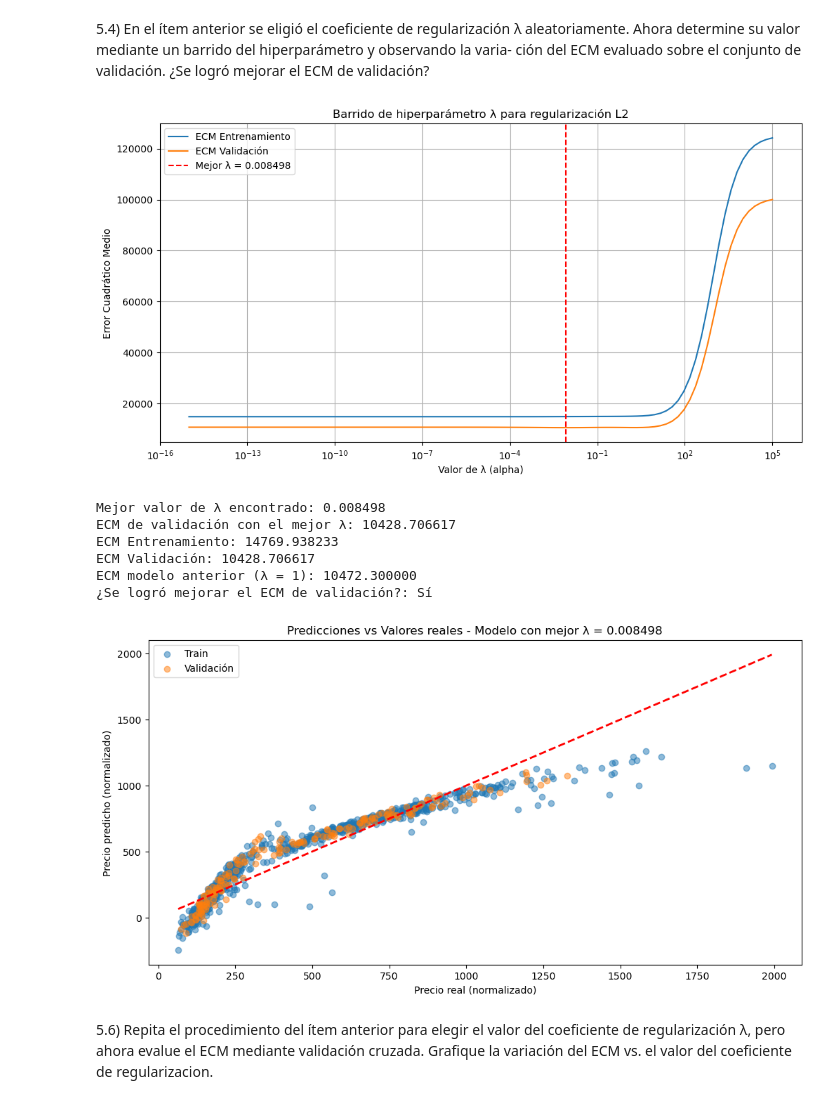
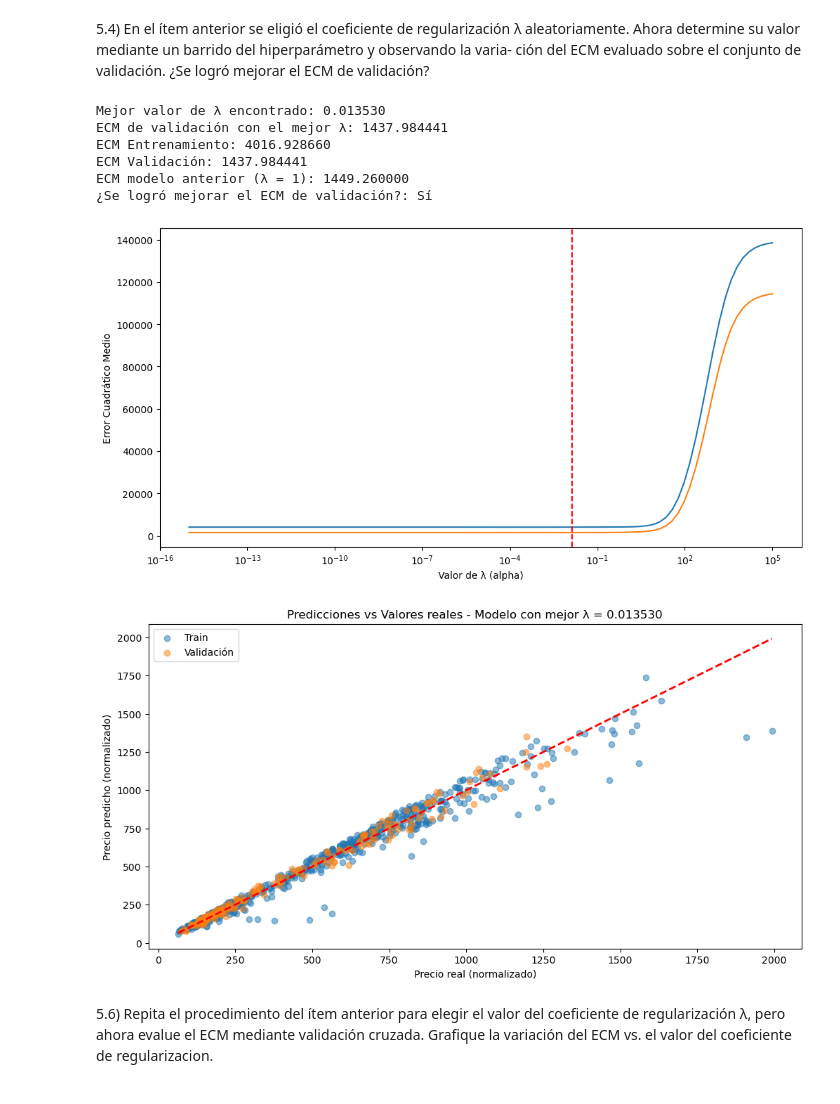
Before and after one commit to mattemusacchio/ML, a Jupyter notebook: tp1/notebooks/Entrega_TP1.ipynb, the cells around one changed output. Saved outputs shown, nothing was run; the diff lists cells and outputs as text; code cells hidden in the pictures.

```diff
--- a/tp1/notebooks/Entrega_TP1.ipynb
+++ b/tp1/notebooks/Entrega_TP1.ipynb
@@ -1189,14 +1135,15 @@ determine su valor mediante un barrido del hiperparámetro y observando la varia
 ción del ECM evaluado sobre el conjunto de validación. ¿Se logró mejorar el ECM de
 validación?
 # %%
-train_df_norm = pd.read_csv('../data/processed/train_df_fe_normalized.csv')
-val_df_norm = pd.read_csv('../data/processed/val_df__fe_normalized.csv')
+# Realizamos un barrido de hiperparámetros para encontrar el mejor valor de lambda (α)
+lambdas = np.logspace(-15, 5, 100)  # Valores de lambda desde 10^-5 hasta 10^5
 
-# Seleccionar todas las columnas excepto 'price' como características
-features = [col for col in train_df_norm.columns if col != 'price']
+
+
 
 X_train = train_df_norm[features]
 y_train = train_df_norm['price']
+y_train_log = np.log1p(y_train)
 X_val = val_df_norm[features]
 y_val = val_df_norm['price']
 
@@ -1208,12 +1155,15 @@ val_errors = []
 
 for alpha in lambdas:
     # Entrenamos el modelo con cada valor de lambda
-    modelo_l2 = LinearRegression(X_train, y_train,l2=alpha)
+    modelo_l2 = LinearRegression(X_train, y_train_log,l2=alpha)
     modelo_l2.fit_normal_equation()
 
     # Calculamos predicciones
-    y_pred_train = modelo_l2.predict(X_train)
-    y_pred_val = modelo_l2.predict(X_val)
+    y_pred_train_log = modelo_l2.predict(X_train)
+    y_pred_val_log = modelo_l2.predict(X_val)
+
+    y_pred_train = np.expm1(y_pred_train_log)
+    y_pred_val = np.expm1(y_pred_val_log)
 
     # Calculamos el ECM para entrenamiento y validación
     train_mse = MSE(y_train, y_pred_train)
@@ -1234,55 +1184,51 @@ plt.semilogx(lambdas, val_errors, label='ECM Validación')
 plt.axvline(x=best_lambda, color='r', linestyle='--', label=f'Mejor λ = {best_lambda:.6f}')
 plt.xlabel('Valor de λ (alpha)')
 plt.ylabel('Error Cuadrático Medio')
-plt.title('Barrido de hiperparámetro λ para regularización L2')
-plt.legend()
-plt.grid(True)
-plt.show()
-
-# Entrenamos el modelo final con el mejor valor de lambda
 
 
 print(f"Mejor valor de λ encontrado: {best_lambda:.6f}")
 print(f"ECM de validación con el mejor λ: {best_val_mse:.6f}")
 
-
 # Entrenamos el modelo con cada valor de lambda
-mejor_modelo_l2 = LinearRegression(X_train, y_train,l2=best_lambda)
+mejor_modelo_l2 = LinearRegression(X_train, y_train_log,l2=best_lambda)
 mejor_modelo_l2.fit_normal_equation()
 
 
 # Evaluamos el modelo con el mejor lambda
-y_pred_train_mejor = mejor_modelo_l2.predict(X_train)
-y_pred_val_mejor = mejor_modelo_l2.predict(X_val)
+y_pred_train_log = mejor_modelo_l2.predict(X_train)
+y_pred_val_log = mejor_modelo_l2.predict(X_val)
+
+y_pred_train_mejor = np.expm1(y_pred_train_log)
+y_pred_val_mejor = np.expm1(y_pred_val_log)
 
 # Calculamos el ECM para el mejor modelo
 train_mse_mejor = MSE(y_train, y_pred_train_mejor)
 val_mse_mejor = MSE(y_val, y_pred_val_mejor)
 
 print(f"ECM Entrenamiento: {train_mse_mejor:.6f}")
 print(f"ECM Validación: {val_mse_mejor:.6f}")
-print(f"ECM modelo anterior (λ = 1): {10472.3:.6f}")
-print(f"¿Se logró mejorar el ECM de validación?: {'Sí' if val_mse_mejor < 10472.3 else 'No'}")
+print(f"ECM modelo anterior (λ = 1): {feature_engineering_MSE_val:.6f}")
+print(f"¿Se logró mejorar el ECM de validación?: {'Sí' if val_mse_mejor < feature_engineering_MSE_val else 'No'}")
 
 # Visualizamos las predicciones con el mejor modelo
 plt.figure(figsize=(12, 6))
 plt.scatter(y_train, y_pred_train_mejor, alpha=0.5, label='Train')
 plt.scatter(y_val, y_pred_val_mejor, alpha=0.5, label='Validación')
 plt.plot([y_train.min(), y_train.max()], [y_train.min(), y_train.max()], 'r--', lw=2)
 plt.xlabel('Precio real (normalizado)')
 plt.ylabel('Precio predicho (normalizado)')
 plt.title(f'Predicciones vs Valores reales - Modelo con mejor λ = {best_lambda:.6f}')
 plt.legend()
 plt.show()
 # %% [output]
+Mejor valor de λ encontrado: 0.013530
+ECM de validación con el mejor λ: 1437.984441
+ECM Entrenamiento: 4016.928660
+ECM Validación: 1437.984441
+ECM modelo anterior (λ = 1): 1449.260000
+¿Se logró mejorar el ECM de validación?: Sí
-[figure, old version]
+[figure, new version]
-Mejor valor de λ encontrado: 0.008498
-ECM de validación con el mejor λ: 10428.706617
-ECM Entrenamiento: 14769.938233
-ECM Validación: 10428.706617
-ECM modelo anterior (λ = 1): 10472.300000
-¿Se logró mejorar el ECM de validación?: Sí
-[figure, old version]
+[figure, new version]
 # %% [markdown]
 5.6) Repita el procedimiento del ítem anterior para elegir el valor del coeficiente de regularización λ, pero ahora evalue el ECM mediante validación cruzada. Grafique la variación
 del ECM vs. el valor del coeficiente de regularizacion.
```
Also changed, not shown: parts of 23 cells of this notebook, 3 other files.
